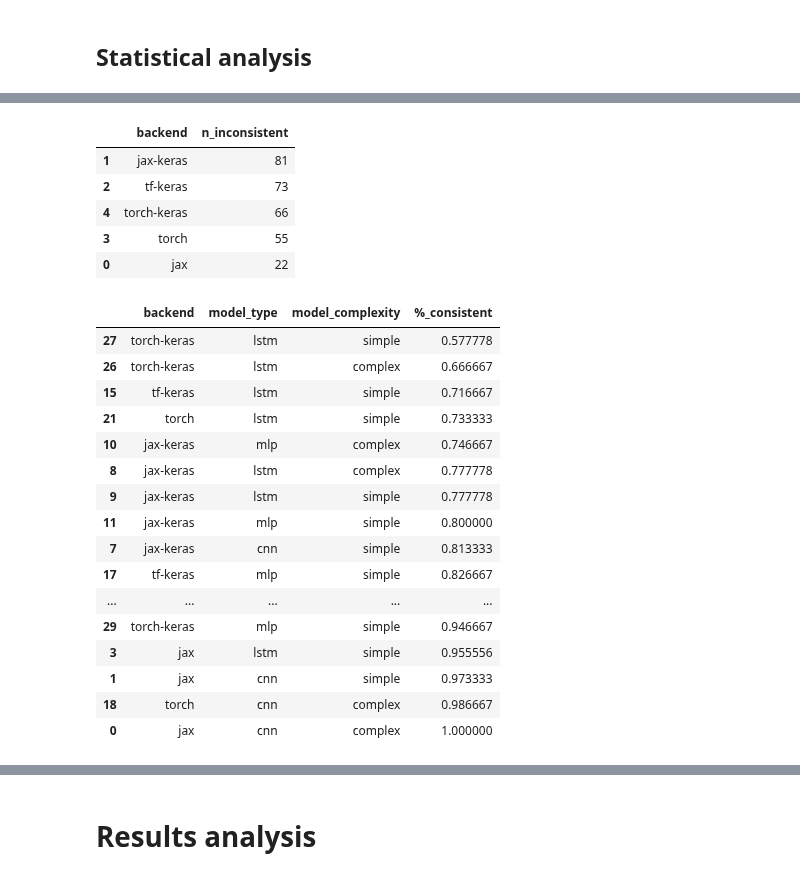
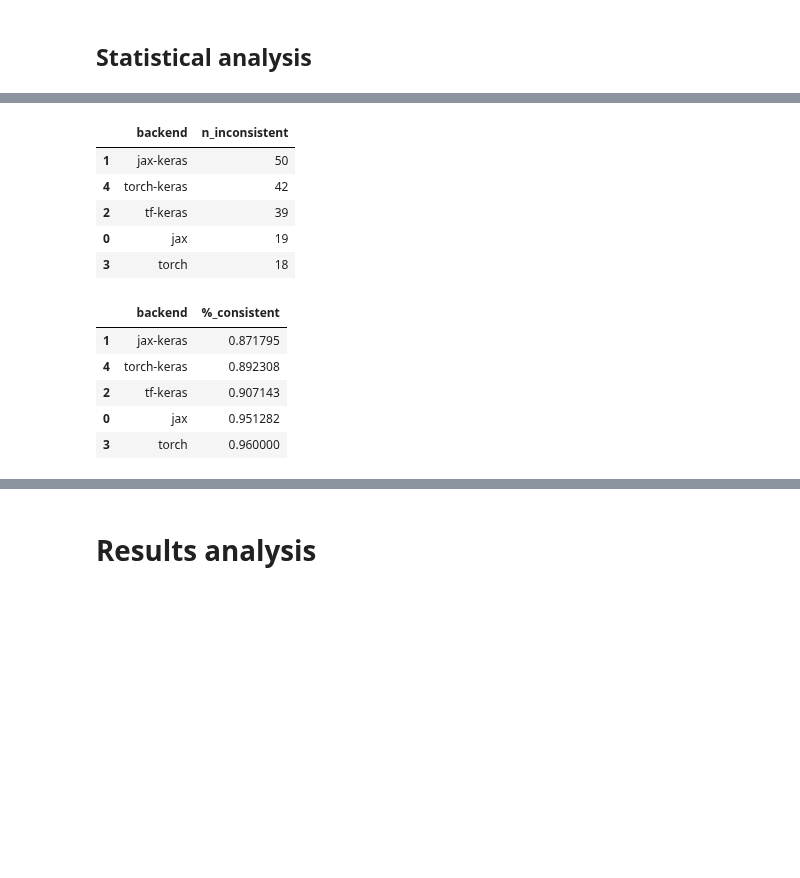
Before and after one commit to GustavoC3J/DL-frameworks-benchmark, a Jupyter notebook: results_analysis.ipynb, the cells around one changed output, grey strips where cells are left out. Saved outputs shown, nothing was run; the diff lists cells and outputs as text; code cells hidden in the pictures; blank space fills up the shorter version.

```diff
--- a/results_analysis.ipynb
+++ b/results_analysis.ipynb
@@ -33,13 +40,13 @@ for seed in os.listdir(final_results_path):
 
             # Extract info from folder name
             # Precision can contain _, so a workaround is needed
-            timestamp, backend, model_type, model_complexity, right = folder.split("_", 4)
+            timestamp, backend, model, model_complexity, right = folder.split("_", 4)
             precision, _ = right.rsplit("_", 1) # precision, seed
 
             experiment_info = {
                 "timestamp": timestamp,
                 "backend": backend,
-                "model_type": model_type,
+                "model_type": model,
                 "model_complexity": model_complexity,
                 "precision": precision,
                 "seed": seed,
@@ -85,18 +92,17 @@ error_df.head()
 # %% [markdown]
 ## Statistical analysis ##
 # %%
-experiment_config = ["backend", "model_type", "model_complexity", "precision", "seed"]
 rows = []
 
 for keys, subset_df in index_df.groupby(experiment_config):
-    backend, model_type, model_complexity, precision, seed = keys
+    backend, model, model_complexity, precision, seed = keys
 
     row = {
         "backend": backend,
-        "model_type": model_type,
+        "model_type": model,
         "model_complexity": model_complexity,
         "precision": precision,
-        "seed": int(seed),
+        "seed": seed,
     }
 
 
@@ -184,17 +190,17 @@ metrics = metrics_df.columns[5:]
 seed_variability = []
 
 for metric in metrics:
-    for (backend, model_type, model_complexity, precision), df in metrics_df.groupby(experiment_config[:-1]):
-        values = df.sort_values("seed")[metric].values
+    for (backend, model, model_complexity, precision), base_df in metrics_df.groupby(experiment_config[:-1]):
+        values = base_df.sort_values("seed")[metric].values
 
         mean = np.mean(values)
         std = np.std(values)
         cv = std / mean if mean != 0 and pd.notna(mean) else 0
-        consistent = cv < 0.05  # 5% maximum acceptable variation
+        consistent = cv < 0.1  # 10% maximum acceptable variation
 
         seed_variability.append({
             "backend": backend,
-            "model_type": model_type,
+            "model_type": model,
             "model_complexity": model_complexity,
             "precision": precision,
             "metric": metric,
@@ -264,6 +266,6 @@ variability_df[~variability_df["consistent"]].head(10)
 # %%
 (
-    variability_df[~variability_df["consistent"]]
+    inconsistent_df
     .groupby(["backend"])
     .size()
     .reset_index(name="n_inconsistent")
@@ -271,37 +273,26 @@ variability_df[~variability_df["consistent"]].head(10)
 )
 # %% [output]
 |  | backend | n_inconsistent |
-| 1 | jax-keras | 81 |
-| 2 | tf-keras | 73 |
-| 4 | torch-keras | 66 |
-| 3 | torch | 55 |
-| 0 | jax | 22 |
+| 1 | jax-keras | 50 |
+| 4 | torch-keras | 42 |
+| 2 | tf-keras | 39 |
+| 0 | jax | 19 |
+| 3 | torch | 18 |
 # %%
 (
     variability_df
-    .groupby(["backend", "model_type", "model_complexity"])["consistent"]
+    .groupby(["backend"])["consistent"]
     .mean()
     .reset_index(name="%_consistent")
     .sort_values("%_consistent")
 )
 # %% [output]
-|  | backend | model_type | model_complexity | %_consistent |
-| 27 | torch-keras | lstm | simple | 0.577778 |
-| 26 | torch-keras | lstm | complex | 0.666667 |
-| 15 | tf-keras | lstm | simple | 0.716667 |
-| 21 | torch | lstm | simple | 0.733333 |
-| 10 | jax-keras | mlp | complex | 0.746667 |
-| 8 | jax-keras | lstm | complex | 0.777778 |
-| 9 | jax-keras | lstm | simple | 0.777778 |
-| 11 | jax-keras | mlp | simple | 0.800000 |
-| 7 | jax-keras | cnn | simple | 0.813333 |
-| 17 | tf-keras | mlp | simple | 0.826667 |
-| ... | ... | ... | ... | ... |
-| 29 | torch-keras | mlp | simple | 0.946667 |
-| 3 | jax | lstm | simple | 0.955556 |
-| 1 | jax | cnn | simple | 0.973333 |
-| 18 | torch | cnn | complex | 0.986667 |
-| 0 | jax | cnn | complex | 1.000000 |
+|  | backend | %_consistent |
+| 1 | jax-keras | 0.871795 |
+| 4 | torch-keras | 0.892308 |
+| 2 | tf-keras | 0.907143 |
+| 0 | jax | 0.951282 |
+| 3 | torch | 0.960000 |
 # %%
 (
     variability_df
```
Also changed, not shown: parts of 103 cells of this notebook.
